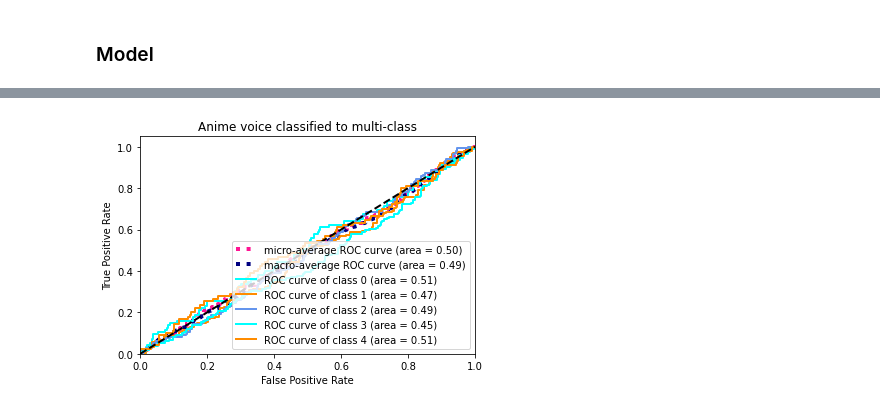
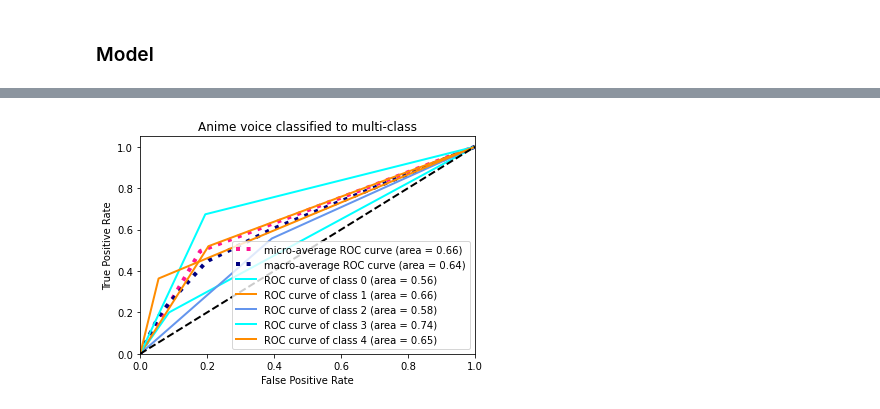
Before and after one commit to J-HowHuang/anime-voice, a Jupyter notebook: audio_feature.ipynb, the cells around one changed output, grey strips where cells are left out. Drawn from its saved outputs; the diff is of its cells as text; code cells hidden in the pictures.

Commit message:
training after new labelling

```diff
--- a/audio_feature.ipynb
+++ b/audio_feature.ipynb
@@ -313,8 +320,9 @@ cnn_net.to('cuda')
 lstm_net.to('cuda')
 blender_net = Blender_Net(cnn=cnn_net, lstm=lstm_net, num_classes=5)
 blender_net.to('cuda')
+result_blender = model_result()
 
-epoch = 200
+epoch = 100
 optimizer = optim.Adam(blender_net.parameters(), lr=0.003, betas=(0.9,0.99), weight_decay=5e-4)
 lossfn = torch.nn.BCELoss()
 max_acc = 0
@@ -364,8 +372,12 @@ for i in range(epoch):
         correct,_ = evaluation(predict, y) # 計算此時模型的 validation accuracy
         valid_correct += correct
         valid_size += len(y)
-        if valid_correct/valid_size > max_acc:
-            max_acc = valid_correct/valid_size
-            torch.save(blender_net.state_dict(), 'blender.pth')
+    if valid_correct/valid_size > max_acc:
+        max_acc = valid_correct/valid_size
+        torch.save(blender_net.state_dict(), 'blender_model.pth')
+        print(max_acc)
+    result_blender.epoch.append(i)
+    result_blender.train_loss.append(train_loss_sum/len(train_loader.dataset))
+    result_blender.valid_loss.append(loss_sum/total)
     print('(epoch %d) Train Acc: %.3f%% (%d/%d), Test Acc: %.3f%% (%d/%d), Training Loss: %.3f, Testing Loss: %.3f' % (i, 100*train_correct/train_size, train_correct, train_size, 100.0*valid_correct/valid_size, valid_correct, valid_size, train_loss_sum/len(train_loader.dataset),loss_sum/total))
 # %% [output]
@@ -398,11 +410,11 @@ valid_correct_byclass = torch.zeros((5))
 valid_size = 0
 blender_net = Blender_Net(cnn=cnn_net, lstm=lstm_net, num_classes=5)
 blender_net.to('cuda')
-blender_net.load_state_dict(torch.load('blender.pth'))
+blender_net.load_state_dict(torch.load('blender_model.pth'))
 blender_net.eval()
 loss_sum = 0
 
-for x_spec,x_feat,y in test_loader:
+for i, (x_spec,x_feat,y) in enumerate(test_loader):
     x_spec, x_feat, y = x_spec.type(torch.float32).to(device), x_feat.type(torch.float32).to(device), y.type(torch.float32).to(device)
     x_spec = torch.unsqueeze(x_spec, 1)
     predict = blender_net(x_spec, x_feat)
@@ -414,6 +426,10 @@ for x_spec,x_feat,y in test_loader:
     valid_correct += correct
     valid_correct_byclass += correct_byclass.cpu()
     valid_size += len(y)
+    if i == 0:
+        predicts = predict
+    else:
+        predicts = torch.cat([predicts,predict],0)
 print('Test Acc: %.3f%% (%d/%d)' % (100.0*valid_correct/valid_size, valid_correct, valid_size))
 print(valid_correct_byclass/valid_size)
 # %% [output]
@@ -489,3 +437,0 @@ def evaluation(outputs, labels):
-# %%
-train_ds.X_feature = train_ds.X_feature.permute(0,2,1)
-test_ds.X_feature = test_ds.X_feature.permute(0,2,1)
@@ -521,11 +437,0 @@ KeyboardInterrupt:
-# %%
-model.eval()
-for i, (_,inputs, labels) in enumerate(test_loader):
-    inputs = inputs.to(device, dtype=torch.float)
-    labels = labels.to(device, dtype=torch.float)
-    output = model(inputs)
-    output = output.squeeze()
-    if i == 0:
-        outputs = output
-    else:
-        outputs = torch.cat([outputs,output],0)
@@ -534,8 +450,9 @@ import numpy as np
 from itertools import cycle
 from sklearn.metrics import roc_curve, auc
 y_test = test_ds.y.numpy()
-y_score = outputs.cpu().detach().numpy()
+y_score = predicts.cpu().detach().numpy()
 lw = 2
+nlabels = 5
 fpr = dict()
 tpr = dict()
 roc_auc = dict()
@@ -560,33 +477,33 @@ fpr["macro"] = all_fpr
 tpr["macro"] = mean_tpr
 roc_auc["macro"] = auc(fpr["macro"], tpr["macro"])
 
 # Plot all ROC curves
 plt.figure()
 plt.plot(fpr["micro"], tpr["micro"],
          label='micro-average ROC curve (area = {0:0.2f})'
                ''.format(roc_auc["micro"]),
          color='deeppink', linestyle=':', linewidth=4)
 
 plt.plot(fpr["macro"], tpr["macro"],
          label='macro-average ROC curve (area = {0:0.2f})'
                ''.format(roc_auc["macro"]),
          color='navy', linestyle=':', linewidth=4)
 
 colors = cycle(['aqua', 'darkorange', 'cornflowerblue'])
 for i, color in zip(range(nlabels), colors):
     plt.plot(fpr[i], tpr[i], color=color, lw=lw,
              label='ROC curve of class {0} (area = {1:0.2f})'
              ''.format(i, roc_auc[i]))
 
 plt.plot([0, 1], [0, 1], 'k--', lw=lw)
 plt.xlim([0.0, 1.0])
 plt.ylim([0.0, 1.05])
 plt.xlabel('False Positive Rate')
 plt.ylabel('True Positive Rate')
 plt.title('Anime voice classified to multi-class')
 plt.legend(loc="lower right")
 plt.show()
 # %% [output]
-[figure, old version]
+[figure, new version]
 # %%
 from sklearn.metrics import confusion_matrix
```
Also changed, not shown: parts of 25 cells of this notebook, 11 other files.
